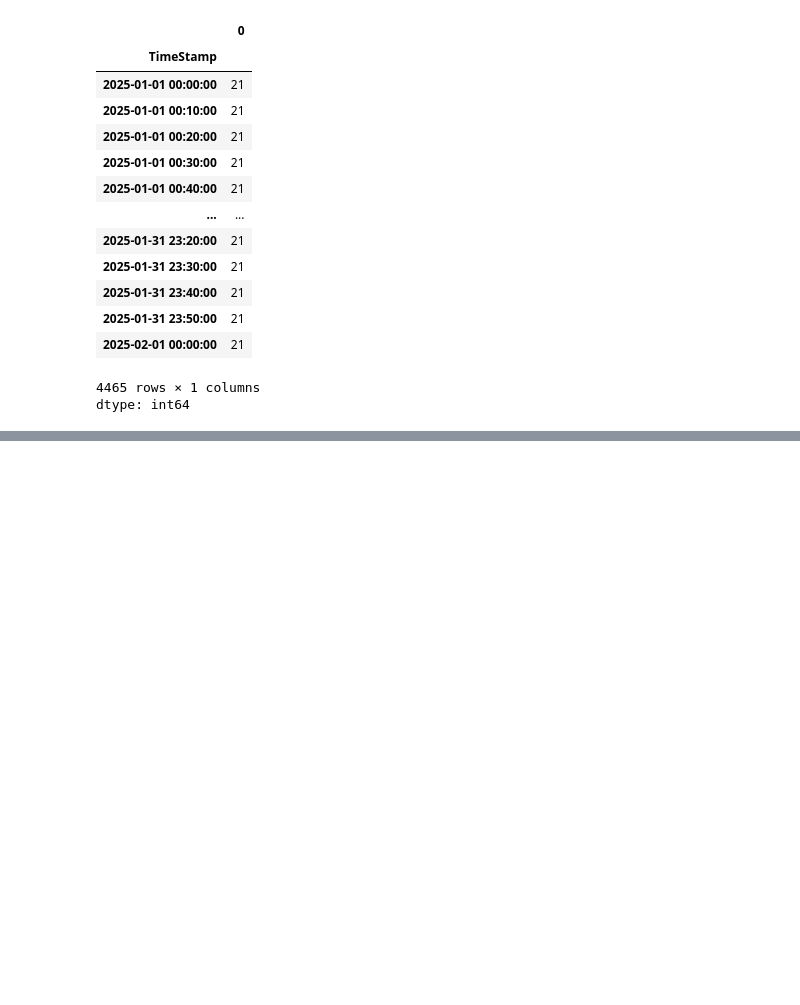
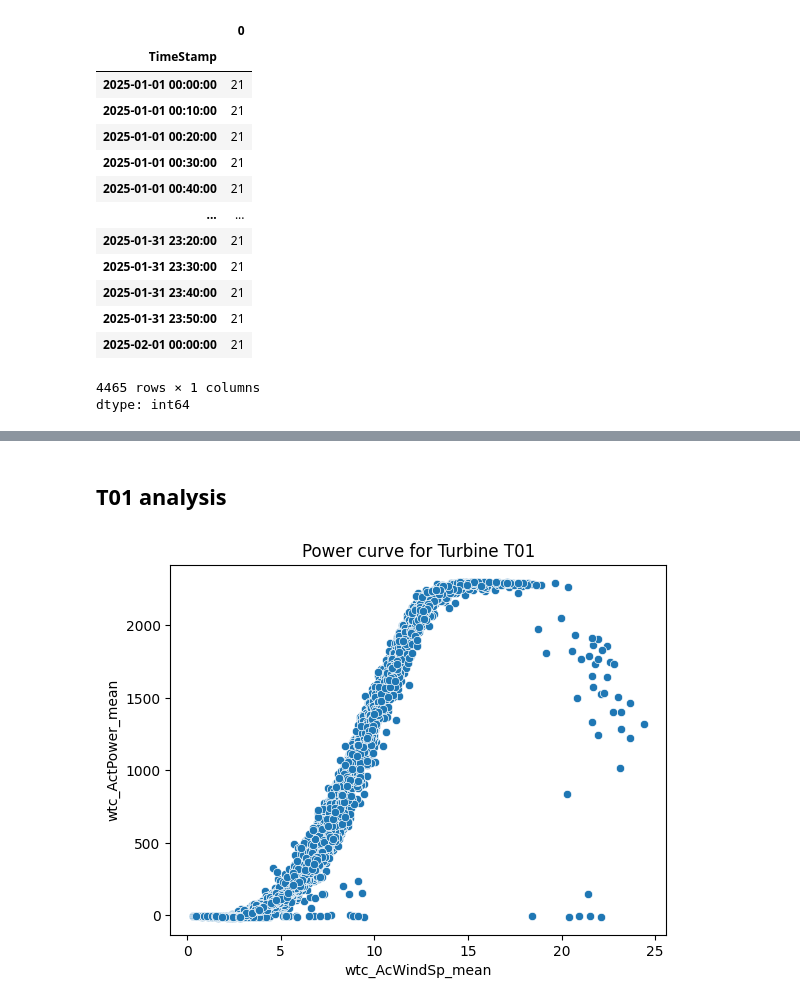
Before and after one commit to juliet-karpah/wind-power-forecasting, a Jupyter notebook: wind_power_data_exploration_.ipynb, the cells around one changed output, grey strips where cells are left out. Drawn from its saved outputs; the diff is of its cells as text; code cells hidden in the pictures; blank space fills up the shorter version.

```diff
--- a/wind_power_data_exploration_.ipynb
+++ b/wind_power_data_exploration_.ipynb
@@ -186,0 +260,13 @@ dtype: bool
+# %%
+merged_df = pd.merge(df_turbine_01, df_tblSCTurGrid_01, how='inner', on=['TimeStamp', 'StationId'])
+# %%
+merged_df["curtailed"] = merged_df["wtc_PowerRef_endvalue"] < 2300
+# %% [markdown]
+## T01 analysis
+# %%
+t01_merged_df = merged_df[merged_df["StationId"] == 2304510]
+# %%
+sns.scatterplot(data=t01_merged_df, x='wtc_AcWindSp_mean', y='wtc_ActPower_mean').set_title("Power curve for Turbine T01")
+plt.show()
+# %% [output]
+[figure, added]
```
Also changed, not shown: parts of 24 cells of this notebook.
